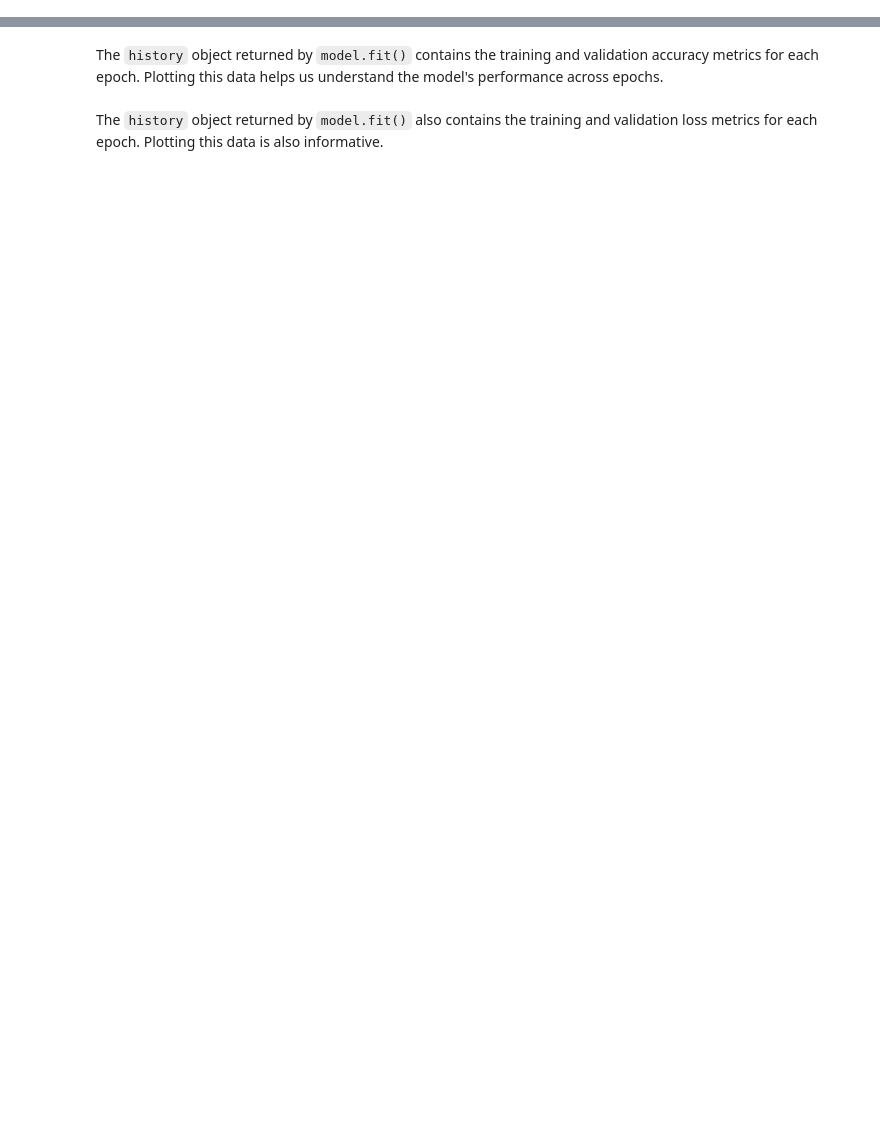
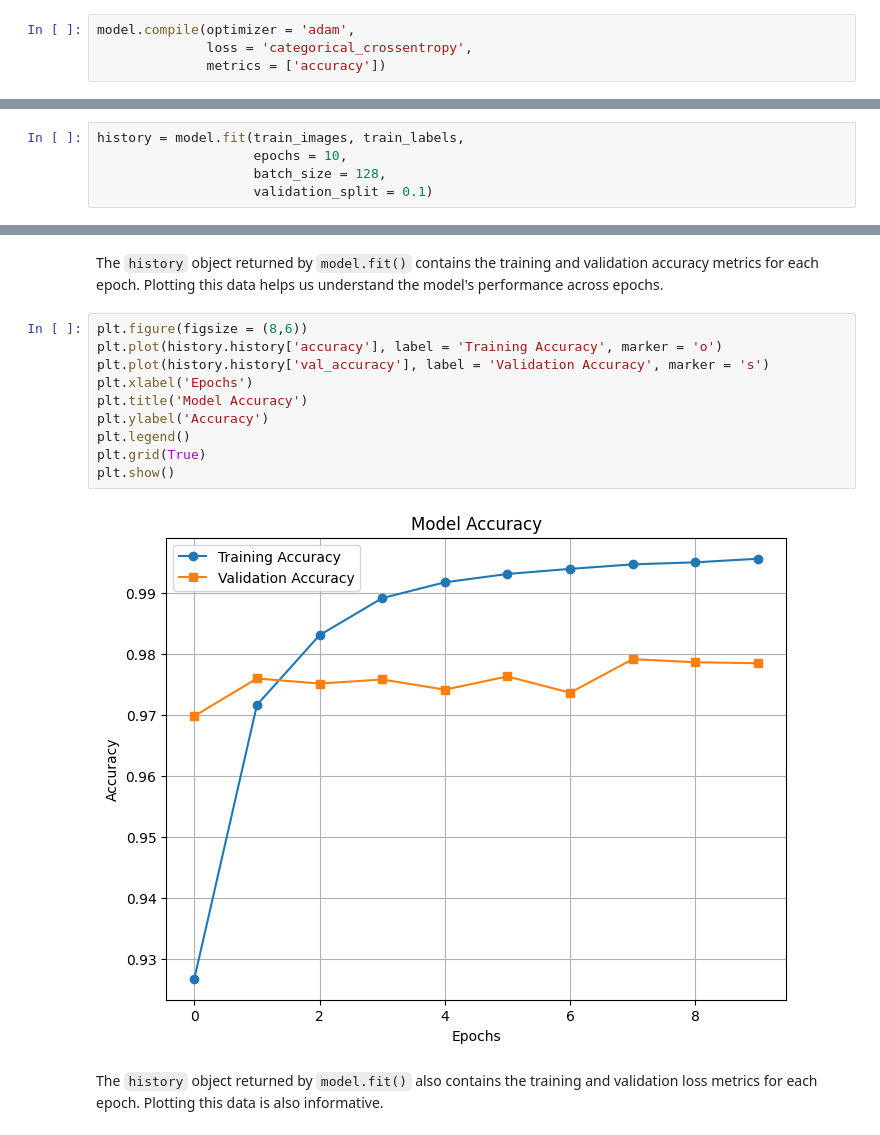
Before and after one commit to sakshigorkhali/deep-learning-course, a Jupyter notebook: 04_03b.ipynb, the cells around one changed output, grey strips where cells are left out. Cells and saved outputs as stored; diff of their text form; blank space fills up the shorter version.

Commit message:
Trained DL model

```diff
--- a/04_03b.ipynb
+++ b/04_03b.ipynb
@@ -154,5 +183,14 @@ To compile a model in Keras we need to specify the following:
 + **Optimizer:** This determines how the model updates its weights during training. We'll use the Adaptive Moment Estimation (adam) optimizer for our model.
 + **Loss Function:** This measures the discrepancy between the predicted outputs and true outputs. The Categorical Crossentropy (categorical_crossentropy) loss function is suitable for multi-class classification problems where labels are one-hot encoded.
 + **Metrics:** This is the criteria used to judge the model's performance during training. We'll use accuracy as our performance measure.
+# %%
+model.compile(optimizer = 'adam',
+              loss = 'categorical_crossentropy',
+              metrics = ['accuracy'])
 # %% [markdown]
 To train the model, we call the `fit()` method and specify the training data, training labels, number of epochs (the number of times the model will iterate over the entire training dataset), batch size (the number of samples processed before the model is updated), and validation split (the fraction of the training data to use for validation).
+# %%
+history = model.fit(train_images, train_labels,
+                    epochs = 10,
+                    batch_size = 128,
+                    validation_split = 0.1)
@@ -159,4 +218,16 @@ To train the model, we call the `fit()` method and specify the training data, tr
 # %% [markdown]
 The `history` object returned by `model.fit()` contains the training and validation accuracy metrics for each epoch. Plotting this data helps us understand the model's performance across epochs.
+# %%
+plt.figure(figsize = (8,6))
+plt.plot(history.history['accuracy'], label = 'Training Accuracy', marker = 'o')
+plt.plot(history.history['val_accuracy'], label = 'Validation Accuracy', marker = 's')
+plt.xlabel('Epochs')
+plt.title('Model Accuracy')
+plt.ylabel('Accuracy')
+plt.legend()
+plt.grid(True)
+plt.show()
+# %% [output]
+[figure, added]
 # %% [markdown]
 The `history` object returned by `model.fit()` also contains the training and validation loss metrics for each epoch. Plotting this data is also informative.
```
Also changed, not shown: parts of 8 cells of this notebook.
